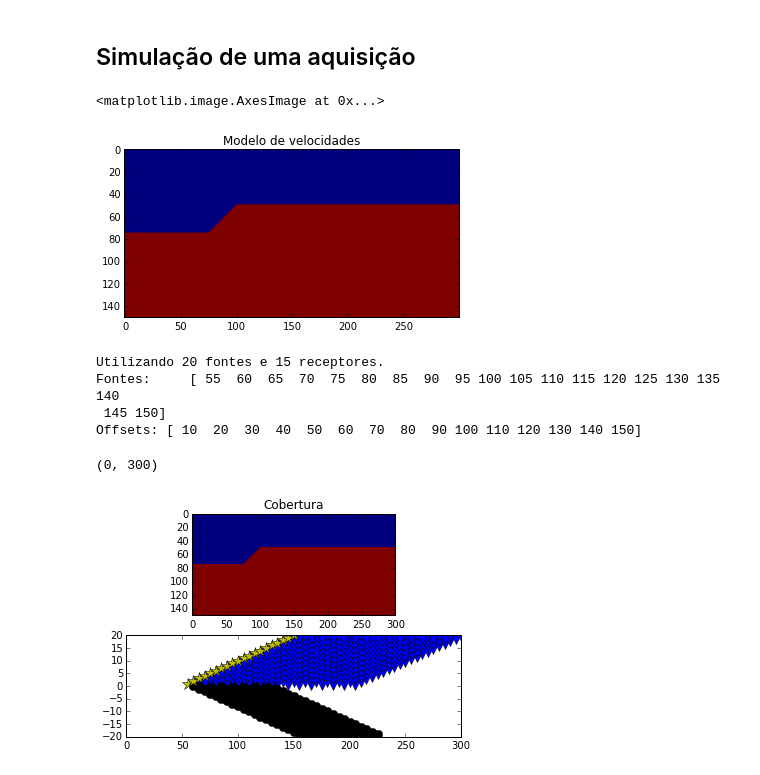
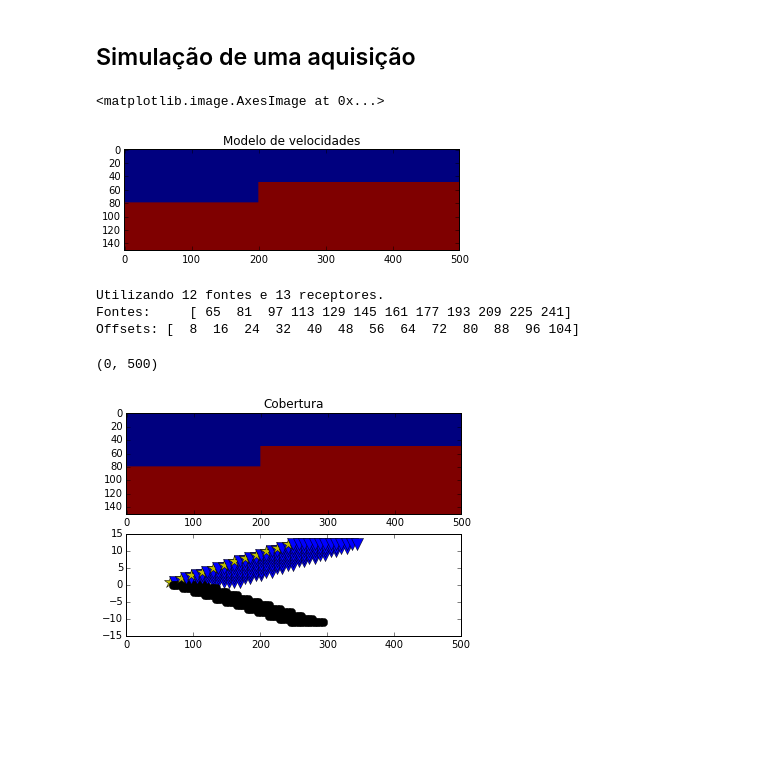
Before and after one commit to leouieda/geofisica2, a Jupyter notebook: notebooks/sismica-reflexao.ipynb, the cells around one changed output. Drawn from its saved outputs; the diff is of its cells as text; code cells hidden in the pictures; blank space fills up the shorter version.

```diff
--- a/notebooks/sismica-reflexao.ipynb
+++ b/notebooks/sismica-reflexao.ipynb
@@ -78,52 +79,49 @@ widgets.interactive(plot_aquisicao, fontes=(1, 5, 1), receptores=(1, 15, 1), pas
 # %% [markdown]
 ## Simulação de uma aquisição
 # %%
-shape = (150, 300)
-spacing = 10
+shape = (150, 500)
+spacing = 5
 extent = [0, shape[1]*spacing, shape[0]*spacing, 0]
 densidade = np.ones(shape)*1600
 velocidade = np.ones(shape)*4000
-l1 = shape[0]//2
+l1 = 400//spacing
 densidade[l1:,:] = 1800
 velocidade[l1:,:] = 5000
-for i, l in enumerate(range(shape[0]//3, l1, 1)):
-    end = shape[1]//3
-    densidade[l, end - 1*i:] = 1800
-    velocidade[l, end - 1*i:] = 5000
+densidade[l1 - 150//spacing:l1, 1000//spacing:] = 1800
+velocidade[l1 - 150//spacing:l1, 1000//spacing:] = 5000
 # %%
 plt.figure()
 plt.title('Modelo de velocidades')
 plt.imshow(velocidade)
 # %% [output]
 <matplotlib.image.AxesImage at 0x...>
-[figure, old version]
+[figure, new version]
 # %%
-offset = 10
-fontes = np.array(range(55, shape[1]//2 + 1, offset//2))
-offsets = np.array(range(offset, 16*offset, offset))
+offset = 40//spacing
+fontes = np.array(range(65, shape[1]//2, offset*2), dtype=np.int)
+offsets = np.array(range(offset, shape[1] - 150 - fontes[-1], offset), dtype=np.int)
 print("Utilizando {} fontes e {} receptores.".format(len(fontes), len(offsets)))
 print('Fontes:     {}'.format(fontes))
 print('Offsets: {}'.format(offsets))
 # %% [output]
-Utilizando 20 fontes e 15 receptores.
-Fontes:     [ 55  60  65  70  75  80  85  90  95 100 105 110 115 120 125 130 135 140
- 145 150]
-Offsets: [ 10  20  30  40  50  60  70  80  90 100 110 120 130 140 150]
+Utilizando 12 fontes e 13 receptores.
+Fontes:     [ 65  81  97 113 129 145 161 177 193 209 225 241]
+Offsets: [  8  16  24  32  40  48  56  64  72  80  88  96 104]
 # %%
 plt.figure()
 plt.subplot(2, 1, 1)
 plt.title('Cobertura')
 plt.imshow(velocidade)
 plt.subplot(2, 1, 2)
 for i, f in enumerate(fontes):
     recep = f + offsets
     mid = (f + recep)/2
     tmp = i*np.ones_like(recep)
     plotf, = plt.plot(f, i + 1, '*y', markersize=12)
     plotr, = plt.plot(recep, tmp + 1, 'vb', markersize=12)
     plotm, = plt.plot(mid, -tmp, 'ok', markersize=8)
-plt.xlim(0, 300)
+plt.xlim(0, shape[1])
 # %% [output]
-(0, 300)
+(0, 500)
-[figure, old version]
+[figure, new version]
 # %%
```
Also changed, not shown: parts of 16 cells of this notebook.
